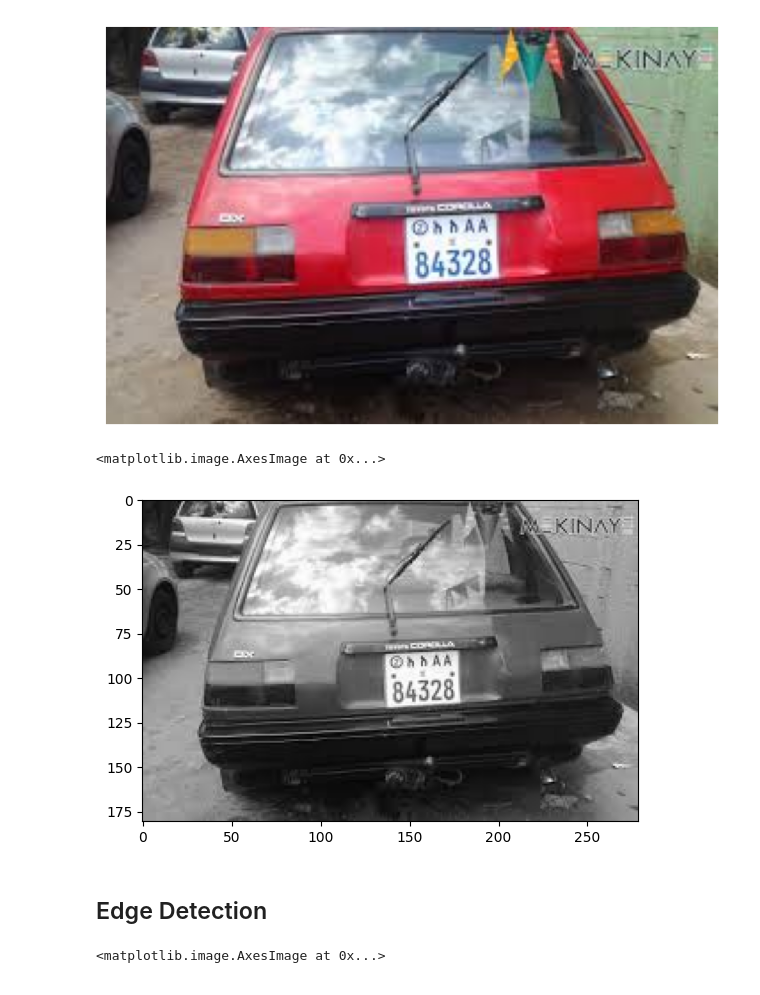
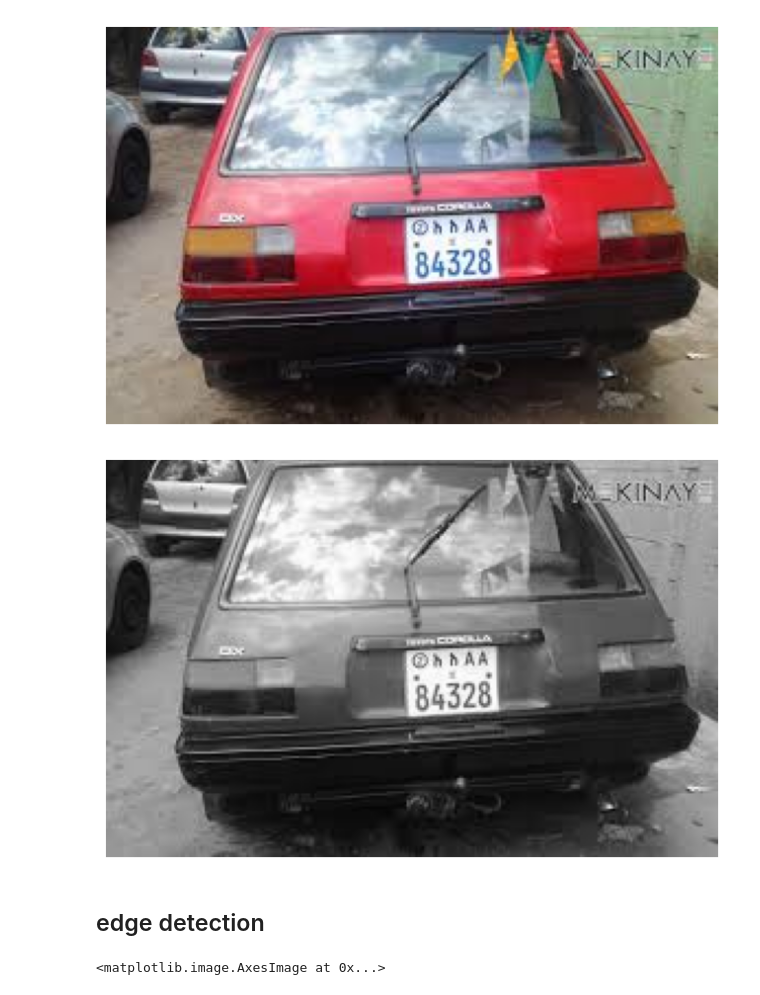
Before and after one commit to berito/cv_project_1, a Jupyter notebook: license_plate_recognition.ipynb, the cells around one changed output. Drawn from its saved outputs; the diff is of its cells as text; code cells hidden in the pictures.

```diff
--- a/License_Plate_Recognition.ipynb
+++ b/license_plate_recognition.ipynb
@@ -13,7 +13,7 @@ ModuleNotFoundError: No module named 'easyocr'
 # %%
-img = cv2.imread("/content/License-Plate-Recognition/img1.jpg")
+
+img = cv2.imread("/content/license_plate_detection/images/img1.jpg")
 img_rgb = cv2.cvtColor(img, cv2.COLOR_BGR2RGB)
-# Display the image
 plt.figure(figsize=(8, 6))
 plt.imshow(img_rgb)
 plt.axis('off')
@@ -22,12 +22,15 @@ plt.show()
 [figure]
 # %%
 gray = cv2.cvtColor(img, cv2.COLOR_BGR2GRAY)
+plt.figure(figsize=(8, 6))
 plt.imshow(cv2.cvtColor(gray, cv2.COLOR_BGR2RGB))
+plt.axis('off')
+plt.show()
+# plt.imshow(cv2.cvtColor(gray, cv2.COLOR_BGR2RGB))
 # %% [output]
-<matplotlib.image.AxesImage at 0x...>
-[figure, old version]
+[figure, new version]
-# %% [markdown]
-## Edge Detection
+# %% [markdown]
+## edge detection
 # %%
 bfilter = cv2.bilateralFilter(gray, 11, 17, 17)
 edged = cv2.Canny(bfilter, 30, 200)
```
Also changed, not shown: parts of 11 cells of this notebook.
